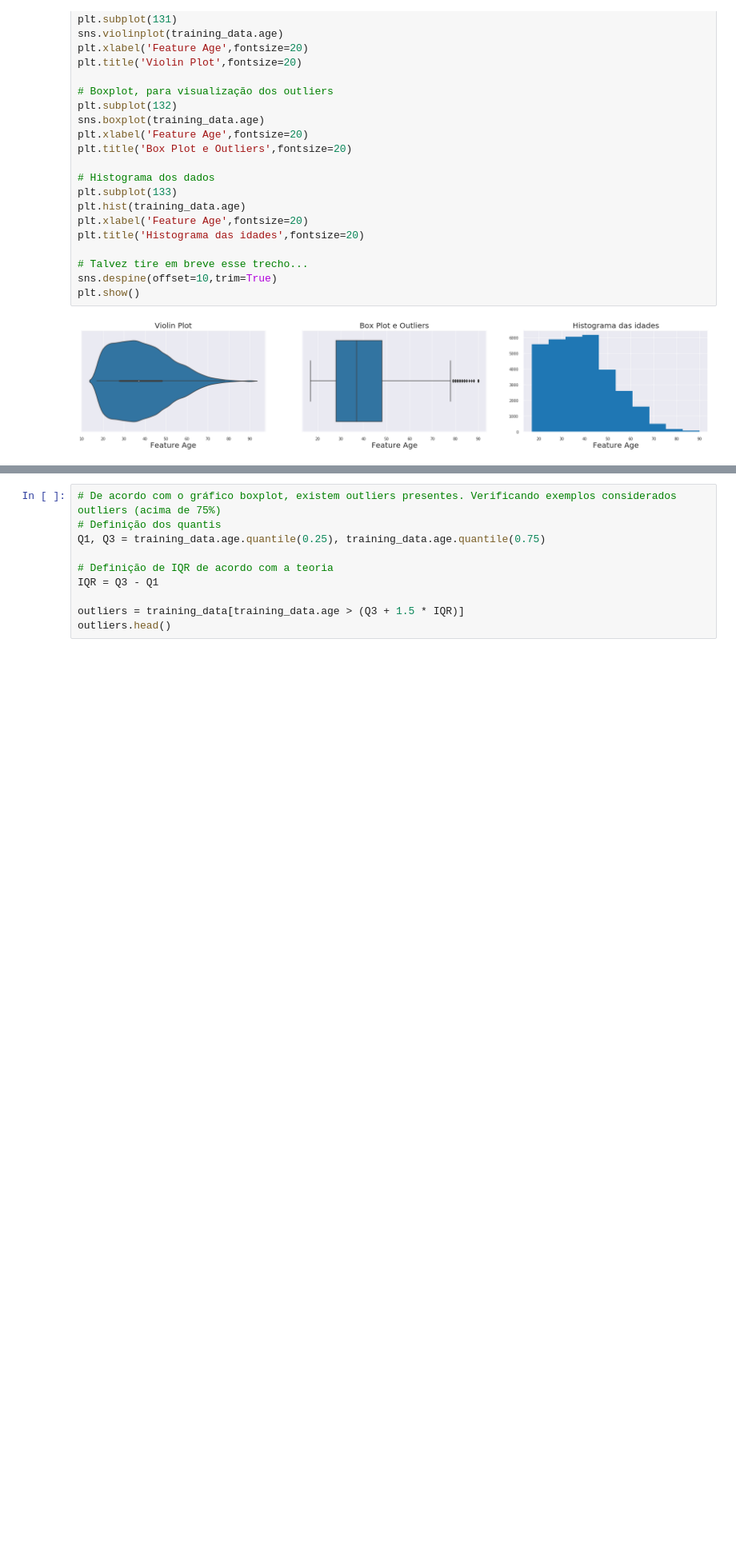
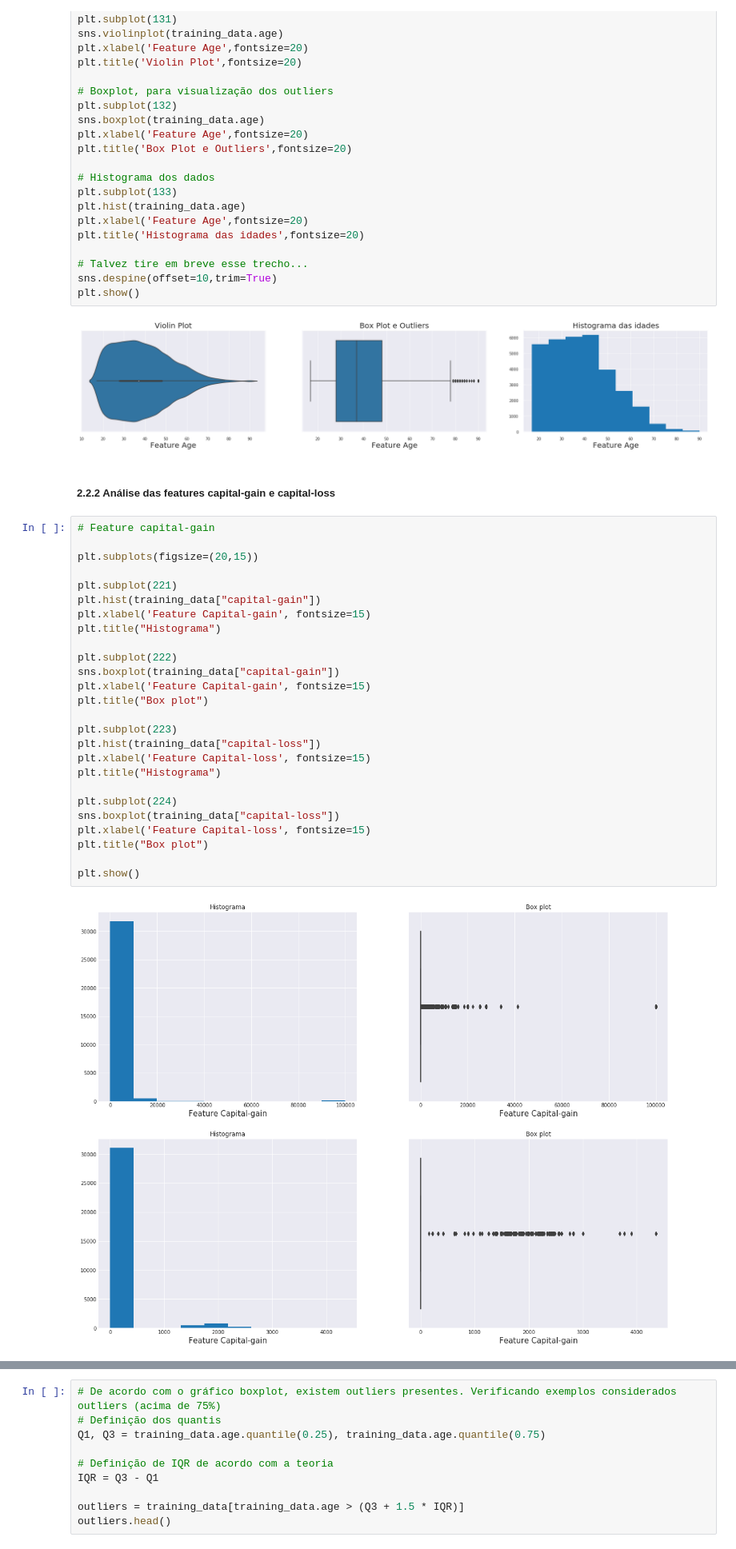
Before and after one commit to gustavo-mn/adult-dataset, a Jupyter notebook: Trabalho.ipynb, the cells around one changed output, grey strips where cells are left out. Shown at 80% size. Drawn from its saved outputs; the diff is of its cells as text; blank space fills up the shorter version.

Commit message:
convertido features categóricas do daatset para dummies; breve análise das features capital-gain e capital-loss

```diff
--- a/Trabalho.ipynb
+++ b/Trabalho.ipynb
@@ -178,3 +195,33 @@ sns.despine(offset=10,trim=True)
 plt.show()
 # %% [output]
 [figure]
+# %% [markdown]
+##### 2.2.2 Análise das features capital-gain e capital-loss
+# %%
+# Feature capital-gain
+
+plt.subplots(figsize=(20,15))
+
+plt.subplot(221)
+plt.hist(training_data["capital-gain"])
+plt.xlabel('Feature Capital-gain', fontsize=15)
+plt.title("Histograma")
+
+plt.subplot(222)
+sns.boxplot(training_data["capital-gain"])
+plt.xlabel('Feature Capital-gain', fontsize=15)
+plt.title("Box plot")
+
+plt.subplot(223)
+plt.hist(training_data["capital-loss"])
+plt.xlabel('Feature Capital-loss', fontsize=15)
+plt.title("Histograma")
+
+plt.subplot(224)
+sns.boxplot(training_data["capital-loss"])
+plt.xlabel('Feature Capital-loss', fontsize=15)
+plt.title("Box plot")
+
+plt.show()
+# %% [output]
+[figure, added]
```
Also changed, not shown: parts of 3 cells of this notebook.
